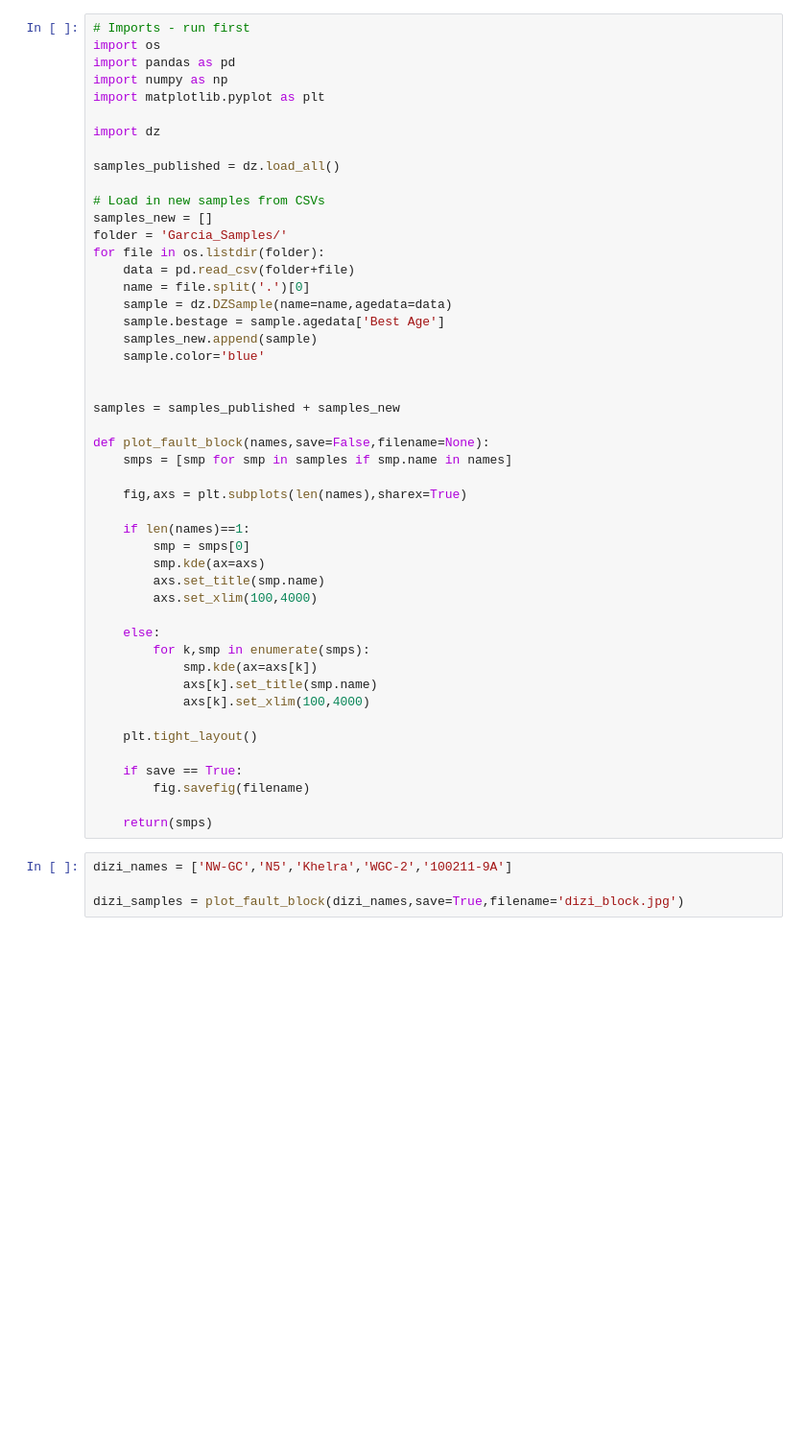
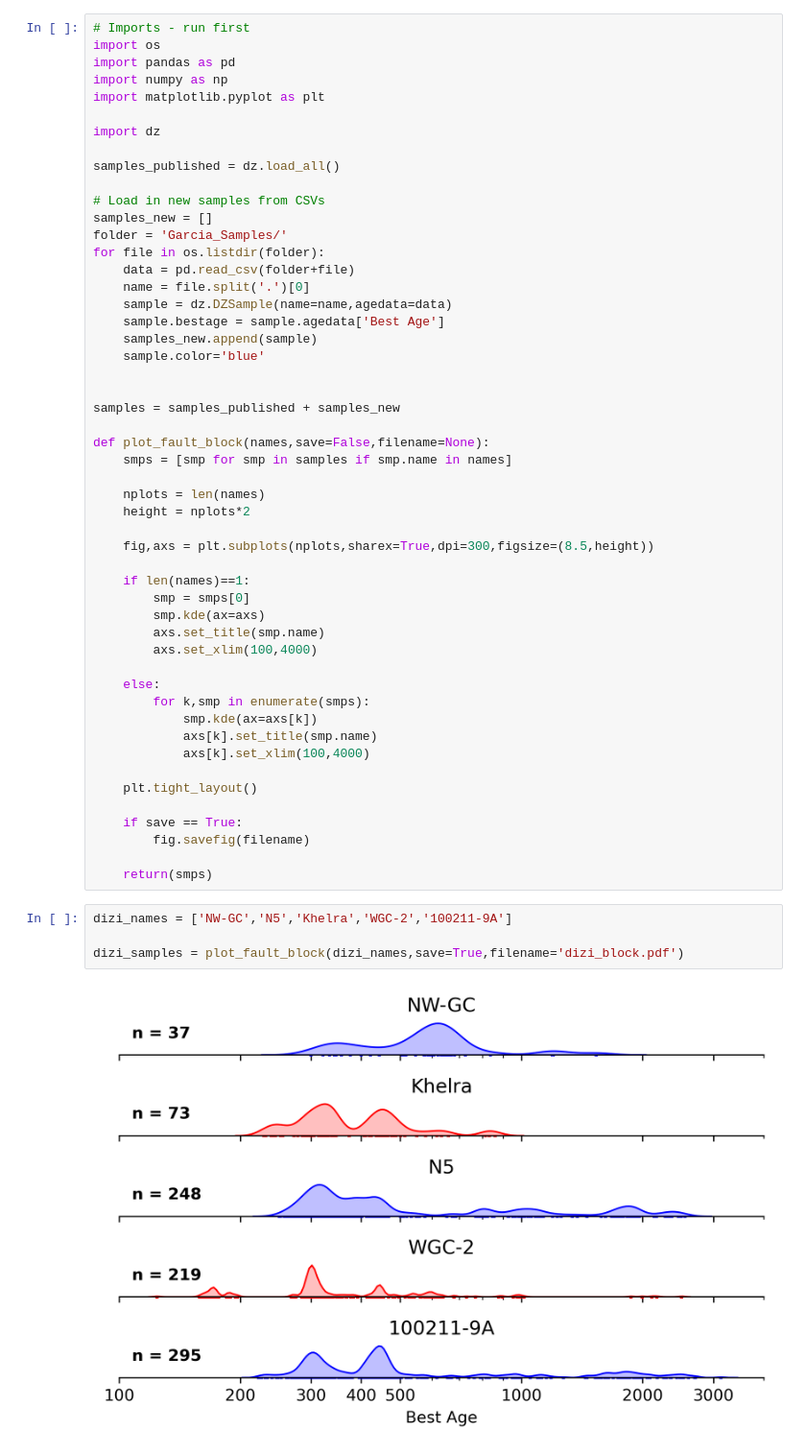
Before and after one commit to dyvasey/dz-caucasus, a Jupyter notebook: plot_fault_blocks.ipynb, the cells around one changed output. Shown at 96% size. Drawn from its saved outputs; the diff is of its cells as text; blank space fills up the shorter version.

Commit message:
Changed heights, dpi, and format of plot outputs.

```diff
--- a/plot_fault_blocks.ipynb
+++ b/plot_fault_blocks.ipynb
@@ -26,7 +26,10 @@ samples = samples_published + samples_new
 def plot_fault_block(names,save=False,filename=None):
     smps = [smp for smp in samples if smp.name in names]
 
-    fig,axs = plt.subplots(len(names),sharex=True)
+    nplots = len(names)
+    height = nplots*2
+
+    fig,axs = plt.subplots(nplots,sharex=True,dpi=300,figsize=(8.5,height))
 
     if len(names)==1:
         smp = smps[0]
@@ -49,7 +52,9 @@ def plot_fault_block(names,save=False,filename=None):
 # %%
 dizi_names = ['NW-GC','N5','Khelra','WGC-2','100211-9A']
 
-dizi_samples = plot_fault_block(dizi_names,save=True,filename='dizi_block.jpg')
+dizi_samples = plot_fault_block(dizi_names,save=True,filename='dizi_block.pdf')
+# %% [output]
+[figure, added]
 # %%
 idliani_names = ['Khopuri','CT130918-9A','CT130919-5A']
 
```
Also changed, not shown: parts of 2 cells of this notebook, 1 other file.
